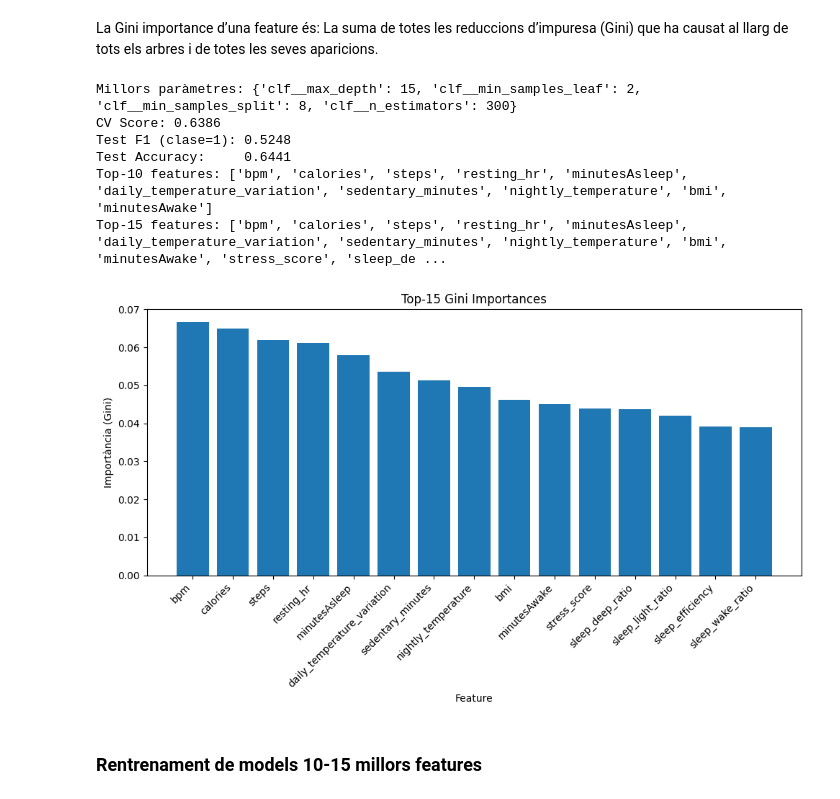
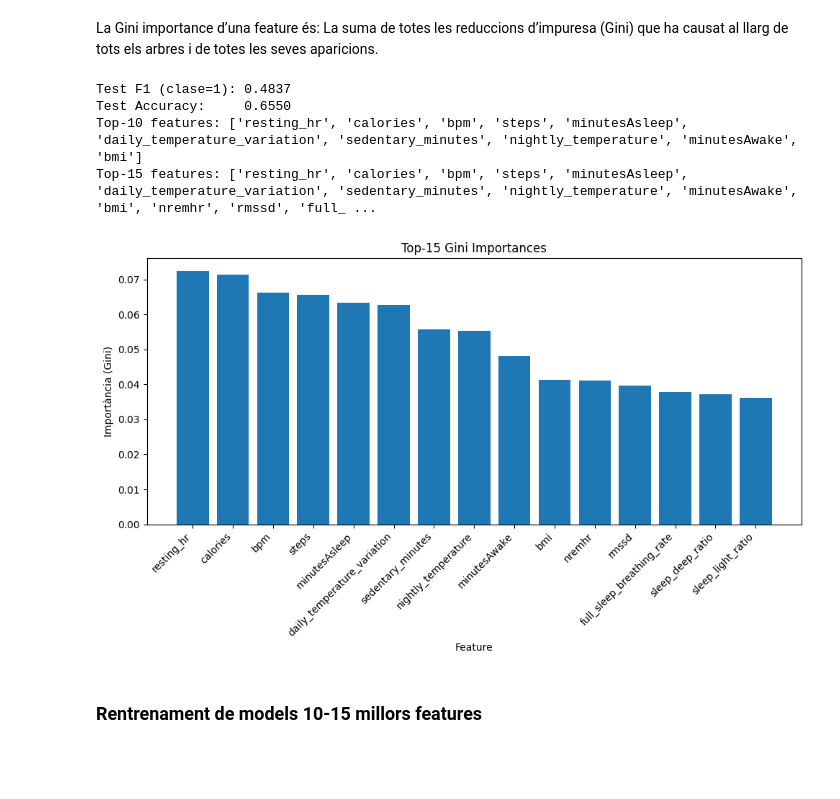
Before and after one commit to RogerDuran808/AI-Health-Assistant, a Jupyter notebook: notebooks/03_LifeSnaps_Preprocessing_Experiments.ipynb, the cells around one changed output. Drawn from its saved outputs; the diff is of its cells as text; code cells hidden in the pictures; blank space fills up the shorter version.

```diff
--- a/notebooks/03_LifeSnaps_Preprocessing_Experiments.ipynb
+++ b/notebooks/03_LifeSnaps_Preprocessing_Experiments.ipynb
@@ -258,9 +370,8 @@ Entrenem RandomForest per indentificar les caracteristiques més importants (10-
 # %% [markdown]
 La Gini importance d’una feature és: La suma de totes les reduccions d’impuresa (Gini) que ha causat al llarg de tots els arbres i de totes les seves aparicions.
 # %%
-# -----------------------------------------------
-# 1. Param grid & pipeline bàsic
-# -----------------------------------------------
+# Param grid & pipeline bàsic de random forest
+
 param_grid_rf = {
     "clf__n_estimators":      [100, 200, 300],
     "clf__max_depth":         [None, 15, 30],
@@ -268,47 +379,30 @@ param_grid_rf = {
     "clf__min_samples_leaf":  [1, 2, 4]
 }
 
-base_pipe_rf = ImbPipeline([
+pipe_rf = ImbPipeline([
     ("preprocessor", preprocessor),
-    ("smote", SMOTE(random_state=42)),
     ("clf", RandomForestClassifier(class_weight="balanced", random_state=42, n_jobs=-1))
 ])
 
-# -----------------------------------------------
-# 2. Entrenament + selecció del millor model
-# -----------------------------------------------
-gs = GridSearchCV(
-    estimator=base_pipe_rf,
-    param_grid=param_grid_rf,
-    scoring="accuracy",   # accuracy o f1_score
-    cv=cv,
-    n_jobs=-1,
-    refit=True
-)
-gs.fit(X_train, y_train)
+# Entrenament del model
+best_est, y_pred, report, best_params, best_score = train_models(
+        X_train,
+        y_train,
+        pipe_rf,
+        param_grid_rf
+    )
 
-best_model = gs.best_estimator_
-print("Millors paràmetres:", gs.best_params_)
-print("CV Score:", round(gs.best_score_, 4))
 
-# -----------------------------------------------
-# 3. Extracció dels noms de feature després del preproc
-# -----------------------------------------------
-# suposant que tens variables numerical_features i categorical_features
-preproc = best_model.named_steps["preprocessor"]
+# Extracció dels noms de feature després del preproc
+preproc = best_est.named_steps["preprocessor"]
 cat_pipe = preproc.named_transformers_["cat"]
 ohe = cat_pipe.named_steps.get("onehot") or cat_pipe.named_steps.get("encode")
 
 ohe_names = ohe.get_feature_names_out(categorical_features)
 all_features = numerical_features + list(ohe_names)
 
-# -----------------------------------------------
-# 4. Importàncies Gini i agregació per feature “base”
-# -----------------------------------------------
-importances_raw = pd.Series(
-    best_model.named_steps["clf"].feature_importances_,
-    index=all_features
-)
+# Importàncies Gini i agregació per feature “base”
+importances_raw = pd.Series(best_est.named_steps["clf"].feature_importances_,index=all_features)
 
 def base_name(feat):
     # si la feature ve d'una codificació one-hot d'una cat_feature
@@ -318,50 +412,44 @@ def base_name(feat):
             return cat
     return feat
 
 agg_importances = (
     importances_raw
     .groupby(base_name)
     .sum()
     .sort_values(ascending=False)
 )
 
-# -----------------------------------------------
-# 5. Mètriques sobre el test set
-# -----------------------------------------------
-y_pred = best_model.predict(X_test)
+## Metriques rapides d'avaluacio
 f1_test = f1_score(y_test, y_pred, pos_label=1)
 acc_test = accuracy_score(y_test, y_pred)
 
 print(f"Test F1 (clase=1): {f1_test:.4f}")
 print(f"Test Accuracy:     {acc_test:.4f}")
 
-# -----------------------------------------------
-# 6. Top-10 i Top-15 importàncies
-# -----------------------------------------------
+
+# Top-10 i Top-15 importàncies
+
 top10 = agg_importances.head(10).index.tolist()
 top15 = agg_importances.head(15).index.tolist()
 print("Top-10 features:", top10)
 print("Top-15 features:", top15)
 
-# -----------------------------------------------
-# 7. Visualització de les Top-15 importàncies
-# -----------------------------------------------
+
+# Visualització de les Top-15 importàncies
 plt.figure(figsize=(10, 6))
 plt.bar(agg_importances.head(15).index, agg_importances.head(15).values)
 plt.xticks(rotation=45, ha="right")
 plt.title("Top-15 Gini Importances")
 plt.xlabel("Feature")
 plt.ylabel("Importància (Gini)")
 plt.tight_layout()
 plt.show()
 # %% [output]
-Millors paràmetres: {'clf__max_depth': 15, 'clf__min_samples_leaf': 2, 'clf__min_samples_split': 8, 'clf__n_estimators': 300}
-CV Score: 0.6386
-Test F1 (clase=1): 0.5248
-Test Accuracy:     0.6441
-Top-10 features: ['bpm', 'calories', 'steps', 'resting_hr', 'minutesAsleep', 'daily_temperature_variation', 'sedentary_minutes', 'nightly_temperature', 'bmi', 'minutesAwake']
-Top-15 features: ['bpm', 'calories', 'steps', 'resting_hr', 'minutesAsleep', 'daily_temperature_variation', 'sedentary_minutes', 'nightly_temperature', 'bmi', 'minutesAwake', 'stress_score', 'sleep_de ...
+Test F1 (clase=1): 0.4837
+Test Accuracy:     0.6550
+Top-10 features: ['resting_hr', 'calories', 'bpm', 'steps', 'minutesAsleep', 'daily_temperature_variation', 'sedentary_minutes', 'nightly_temperature', 'minutesAwake', 'bmi']
+Top-15 features: ['resting_hr', 'calories', 'bpm', 'steps', 'minutesAsleep', 'daily_temperature_variation', 'sedentary_minutes', 'nightly_temperature', 'minutesAwake', 'bmi', 'nremhr', 'rmssd', 'full_ ...
-[figure, old version]
+[figure, new version]
 # %% [markdown]
 ### Rentrenament de models 10-15 millors features
 # %%
```
Also changed, not shown: parts of 24 cells of this notebook, 5 other files.
